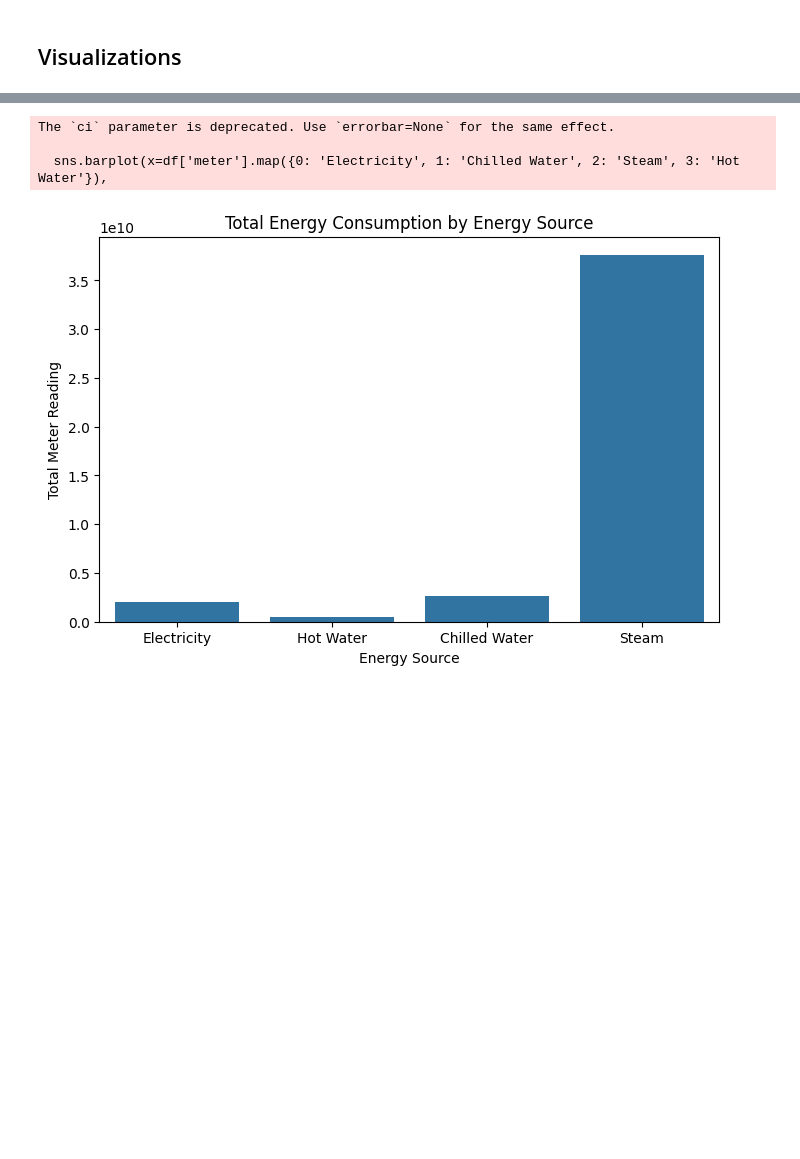
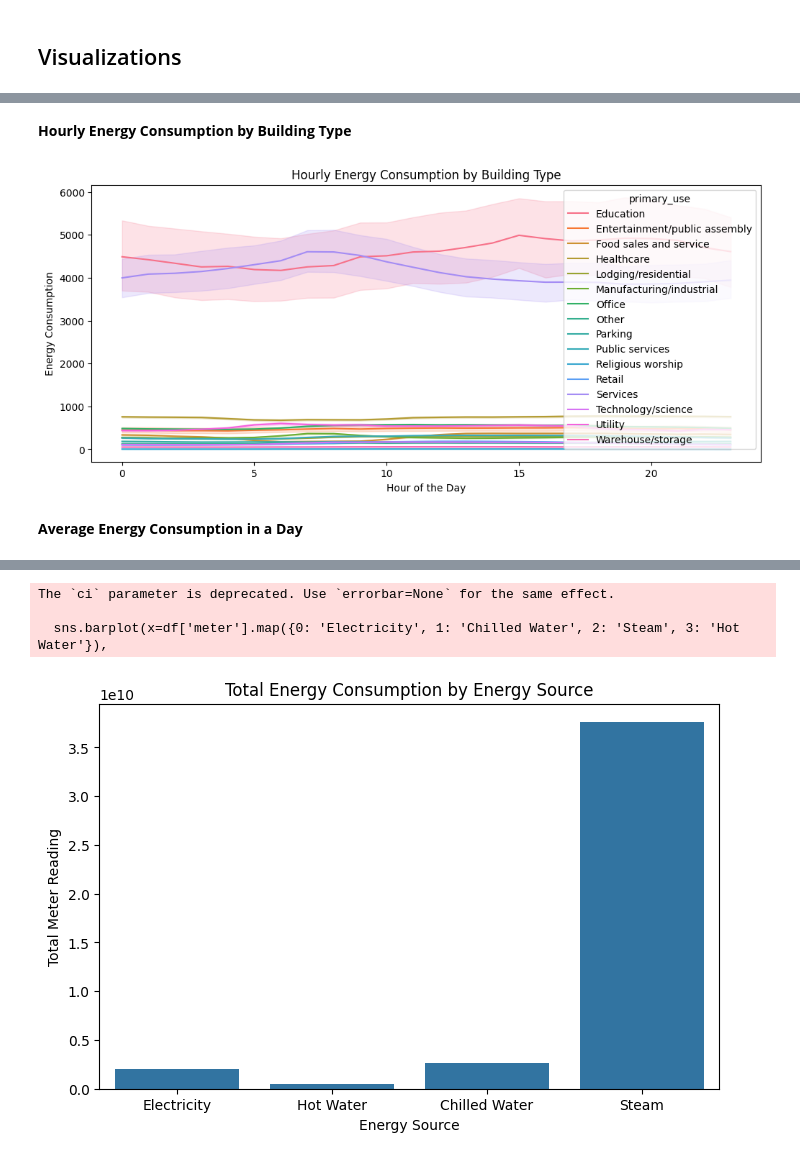
Before and after one commit to Noemiemz/Explainability-AI, a Jupyter notebook: EnergyConsumption_Noemie.ipynb, the cells around one changed output, grey strips where cells are left out. Saved outputs shown, nothing was run; the diff lists cells and outputs as text; code cells hidden in the pictures; blank space fills up the shorter version.

```diff
--- a/EnergyConsumption_Noemie.ipynb
+++ b/EnergyConsumption_Noemie.ipynb
@@ -454,0 +556,13 @@ df.head()
+# %% [markdown]
+**Hourly Energy Consumption by Building Type**
+# %%
+plt.figure(figsize=(12, 5))
+sns.lineplot(x=df['hour'], y=df['meter_reading'], hue=df['primary_use'], estimator='mean')
+plt.title('Hourly Energy Consumption by Building Type')
+plt.xlabel('Hour of the Day')
+plt.ylabel('Energy Consumption')
+plt.show()
+# %% [output]
+[figure, added]
+# %% [markdown]
+**Average Energy Consumption in a Day**
```
Also changed, not shown: parts of 82 cells of this notebook.
